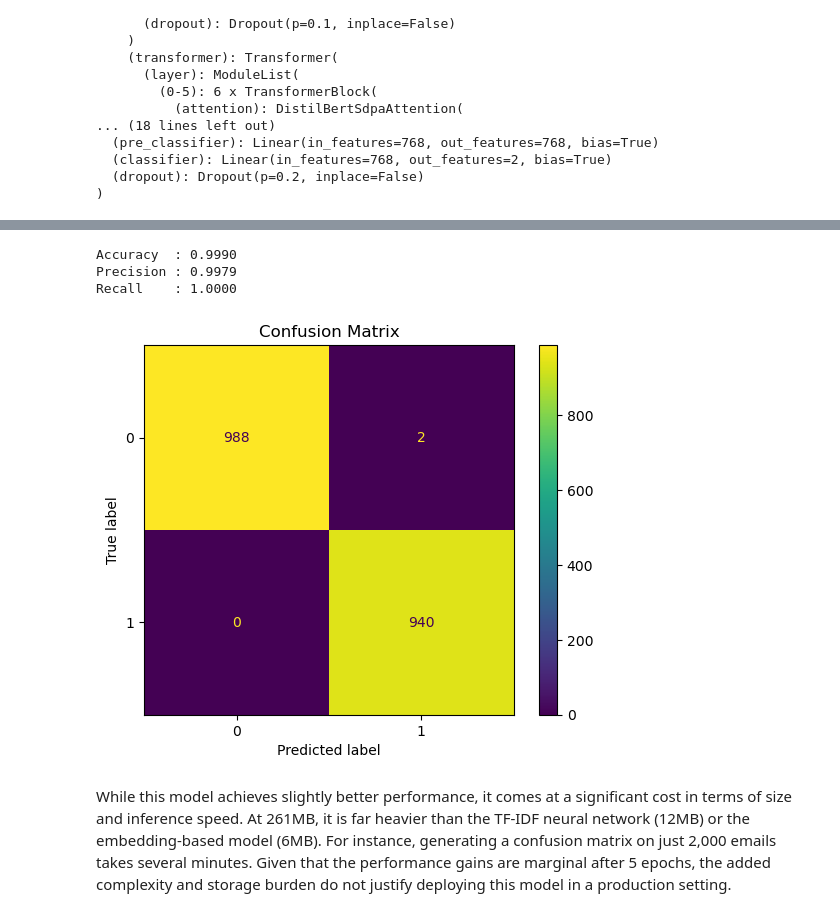
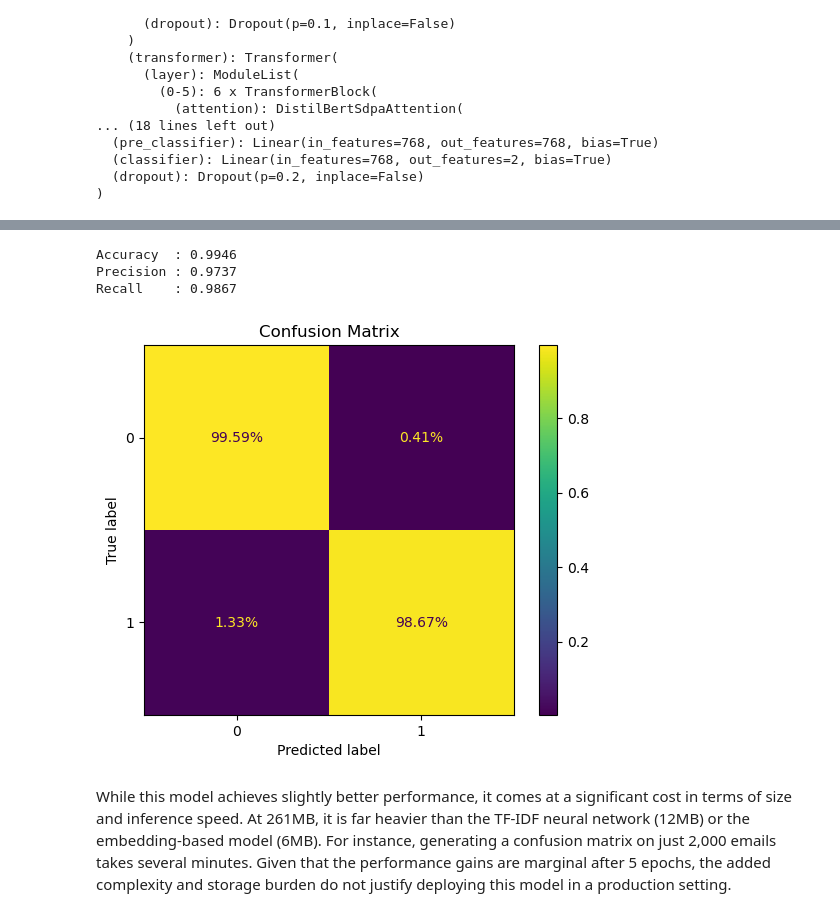
Before and after one commit to LoicV17/LoicValentini_Jedha_Certifications, a Jupyter notebook: CDSD_Concepteur_Developpeur_Sciences_Donnees/Bloc_4_Deep_Learning/AT&T_project/AT&T_deep_learning.ipynb, the cells around one changed output, grey strips where cells are left out. Saved outputs shown, nothing was run; the diff lists cells and outputs as text; code cells hidden in the pictures.

Commit message:
project at&t correction - oversampling

```diff
--- a/CDSD_Concepteur_Developpeur_Sciences_Donnees/Bloc_4_Deep_Learning/AT&T_project/AT&T_deep_learning.ipynb
+++ b/CDSD_Concepteur_Developpeur_Sciences_Donnees/Bloc_4_Deep_Learning/AT&T_project/AT&T_deep_learning.ipynb
@@ -600,5 +557,5 @@ tokens = tokenizer(
 # %%
 # Target definition
 
-y = torch.tensor(data_oversampled["label"].values)
+y = torch.tensor(dataset["label"].values)
 # %%
@@ -626,3 +575,41 @@ test_loader = DataLoader(test_dataset, batch_size=64)
+# %%
+#y_np and idx definition
+
+y_np = y.numpy()
+idx = np.arange(len(y_np))
+# %%
+from torch.utils.data import Subset, DataLoader, WeightedRandomSampler
+
+# Stratified split ---
+train_idx, temp_idx = train_test_split(
+    idx, test_size=0.40, stratify=y_np, random_state=42
+)
+val_idx, test_idx = train_test_split(
+    temp_idx, test_size=0.50, stratify=y_np[temp_idx], random_state=42
+)
+
+# Subsets
+train_dataset = Subset(dataset_model3, train_idx)
+val_dataset   = Subset(dataset_model3, val_idx)
+test_dataset  = Subset(dataset_model3, test_idx)
+# %%
+# Oversampling
+
+y_train = y_np[train_idx]
+class_counts = np.bincount(y_train)                # [nb_ham, nb_spam]
+class_weights = 1.0 / class_counts                 # poids par classe
+sample_weights = class_weights[y_train]            # poids par sample
+
+sampler = WeightedRandomSampler(
+    weights=torch.tensor(sample_weights, dtype=torch.double),
+    num_samples=len(train_idx),
+    replacement=True
+)
+
+# --- DataLoaders ---
+train_loader = DataLoader(train_dataset, batch_size=64, sampler=sampler)
+val_loader   = DataLoader(val_dataset,   batch_size=64, shuffle=False)
+test_loader  = DataLoader(test_dataset,  batch_size=64, shuffle=False)
 # %%
 # Model definition
 
@@ -800,38 +787,38 @@ plt.show()
 
 
 # best model loading
 
 model_3.load_state_dict(torch.load("model_3.h5"))
 model_3.eval().to(device)
 
 # Evaluation
 all_preds, all_labels = [], []
 
 with torch.no_grad():
     for batch in test_loader:
         input_ids, attention_mask, labels = batch
         outputs = model_3(input_ids=input_ids, attention_mask=attention_mask)
         logits = outputs.logits
         preds = torch.argmax(logits, axis=1)
 
         all_preds.extend(preds.cpu().numpy())
         all_labels.extend(labels.cpu().numpy())
 
 
 # Scores
 print(f"Accuracy  : {accuracy_score(all_labels, all_preds):.4f}")
 print(f"Precision : {precision_score(all_labels, all_preds):.4f}")
 print(f"Recall    : {recall_score(all_labels, all_preds):.4f}")
 
 # Print confusion matrix
-ConfusionMatrixDisplay.from_predictions(all_labels, all_preds)
+ConfusionMatrixDisplay.from_predictions(all_labels, all_preds, normalize="true", values_format=".2%")
 plt.title("Confusion Matrix")
 plt.show()
 # %% [output]
-Accuracy  : 0.9990
-Precision : 0.9979
-Recall    : 1.0000
+Accuracy  : 0.9946
+Precision : 0.9737
+Recall    : 0.9867
-[figure, old version]
+[figure, new version]
 # %% [markdown]
 While this model achieves slightly better performance, it comes at a significant cost in terms of size and inference speed. At 261MB, it is far heavier than the TF-IDF neural network (12MB) or the embedding-based model (6MB). For instance, generating a confusion matrix on just 2,000 emails takes several minutes. Given that the performance gains are marginal after 5 epochs, the added complexity and storage burden do not justify deploying this model in a production setting.
 # %% [markdown]
```
Also changed, not shown: parts of 38 cells of this notebook, 3 other files.
